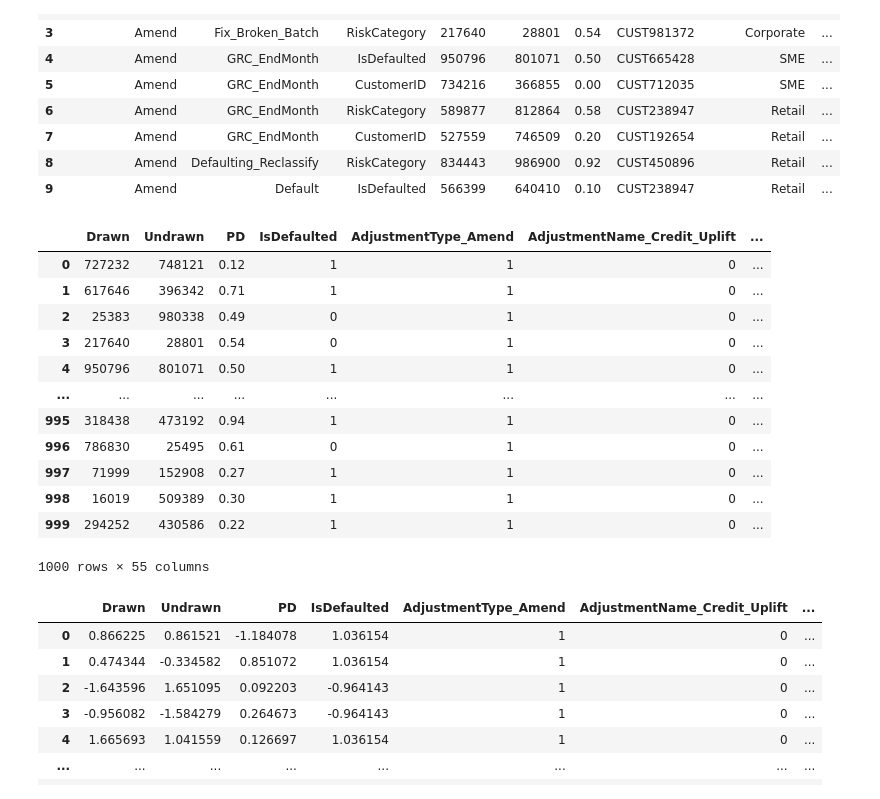
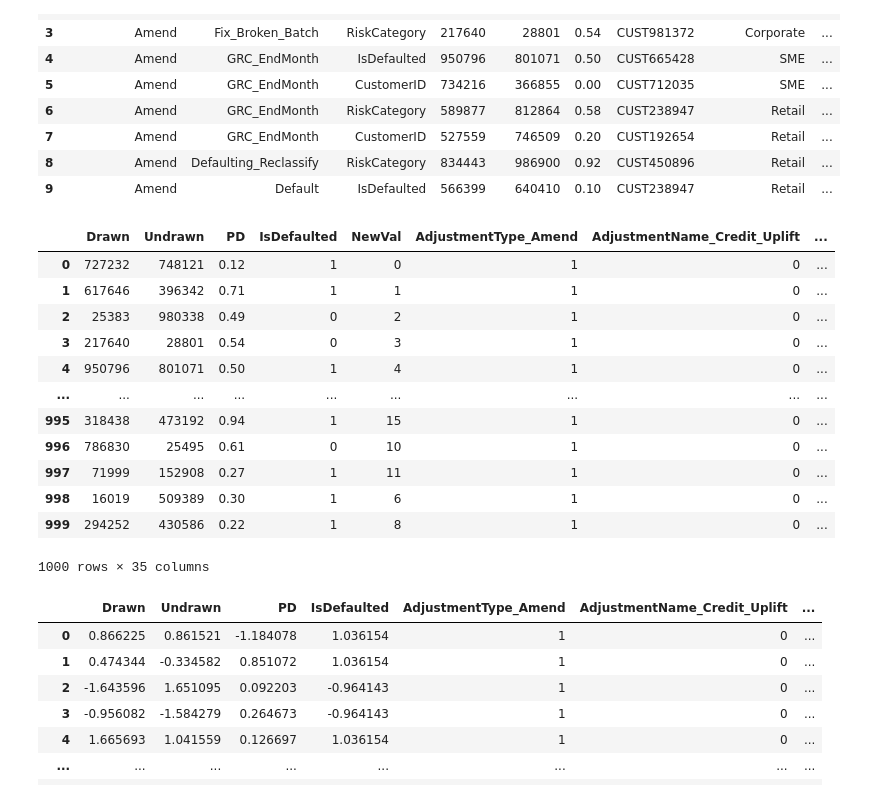
Before and after one commit to AbbyKatt/mycode, a Jupyter notebook: AI_Adjustments_Proto/AiTrainer.ipynb, the cells around one changed output. Saved outputs shown, nothing was run; the diff lists cells and outputs as text; code cells hidden in the pictures.

Commit message:
Turned output label into map

```diff
--- a/AI_Adjustments_Proto/AiTrainer.ipynb
+++ b/AI_Adjustments_Proto/AiTrainer.ipynb
@@ -23,29 +23,36 @@ df.head(10)
 # %%
 #Stage 1: OneHot encode string labels so we can use them in the model
 
 #Build list of all string columns in the dataframe
 string_columns=[]
 for col in df.columns:
     if df[col].dtype=='object':
         string_columns.append(col)
 
+#Turn output labels into numbers
+outputLabels=df["NewVal"].unique()
+#Create a dictionary to map the output labels to numbers
+outputLabelsDict={}
+for i in range(len(outputLabels)):
+    outputLabelsDict[outputLabels[i]]=i
+df["NewVal"]=df["NewVal"].map(outputLabelsDict)
 
 df_encoded=pd.get_dummies(df, columns=string_columns)
 df_encoded
 # %% [output]
-|  | Drawn | Undrawn | PD | IsDefaulted | AdjustmentType_Amend | AdjustmentName_Credit_Uplift | ... |
-| 0 | 727232 | 748121 | 0.12 | 1 | 1 | 0 | ... |
-| 1 | 617646 | 396342 | 0.71 | 1 | 1 | 0 | ... |
-| 2 | 25383 | 980338 | 0.49 | 0 | 1 | 0 | ... |
-| 3 | 217640 | 28801 | 0.54 | 0 | 1 | 0 | ... |
-| 4 | 950796 | 801071 | 0.50 | 1 | 1 | 0 | ... |
-| ... | ... | ... | ... | ... | ... | ... | ... |
-| 995 | 318438 | 473192 | 0.94 | 1 | 1 | 0 | ... |
-| 996 | 786830 | 25495 | 0.61 | 0 | 1 | 0 | ... |
-| 997 | 71999 | 152908 | 0.27 | 1 | 1 | 0 | ... |
-| 998 | 16019 | 509389 | 0.30 | 1 | 1 | 0 | ... |
-| 999 | 294252 | 430586 | 0.22 | 1 | 1 | 0 | ... |
+|  | Drawn | Undrawn | PD | IsDefaulted | NewVal | AdjustmentType_Amend | AdjustmentName_Credit_Uplift | ... |
+| 0 | 727232 | 748121 | 0.12 | 1 | 0 | 1 | 0 | ... |
+| 1 | 617646 | 396342 | 0.71 | 1 | 1 | 1 | 0 | ... |
+| 2 | 25383 | 980338 | 0.49 | 0 | 2 | 1 | 0 | ... |
+| 3 | 217640 | 28801 | 0.54 | 0 | 3 | 1 | 0 | ... |
+| 4 | 950796 | 801071 | 0.50 | 1 | 4 | 1 | 0 | ... |
+| ... | ... | ... | ... | ... | ... | ... | ... | ... |
+| 995 | 318438 | 473192 | 0.94 | 1 | 15 | 1 | 0 | ... |
+| 996 | 786830 | 25495 | 0.61 | 0 | 10 | 1 | 0 | ... |
+| 997 | 71999 | 152908 | 0.27 | 1 | 11 | 1 | 0 | ... |
+| 998 | 16019 | 509389 | 0.30 | 1 | 6 | 1 | 0 | ... |
+| 999 | 294252 | 430586 | 0.22 | 1 | 8 | 1 | 0 | ... |
-1000 rows × 55 columns
+1000 rows × 35 columns
 # %%
 #Stage 2: Normalize all numeric values
 #Normalize the dataframe
```
Also changed, not shown: parts of 1 cell of this notebook.
